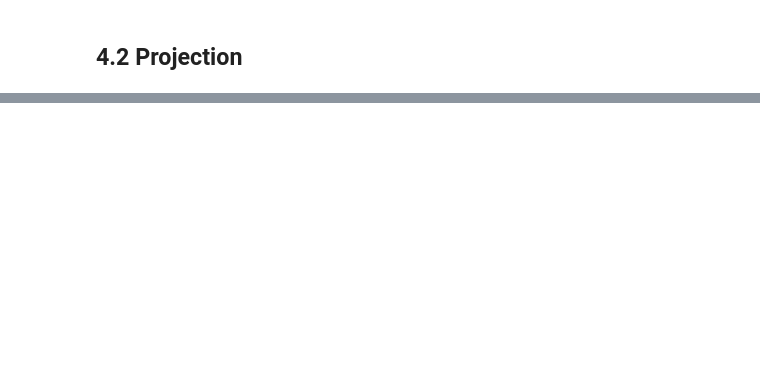
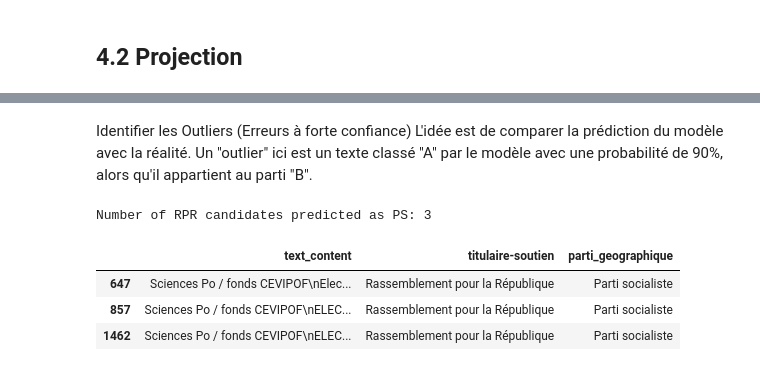
Before and after one commit to Amandine701/NLP_rendus, a Jupyter notebook: regression_logistique.ipynb, the cells around one changed output, grey strips where cells are left out. Cells and saved outputs as stored; diff of their text form; code cells hidden in the pictures; blank space fills up the shorter version.

```diff
--- a/regression_logistique.ipynb
+++ b/regression_logistique.ipynb
@@ -525,0 +722,37 @@ plt.show()
+# %% [markdown]
+Identifier les Outliers (Erreurs à forte confiance)
+L'idée est de comparer la prédiction du modèle avec la réalité. Un "outlier" ici est un texte classé "A" par le modèle avec une probabilité de 90%, alors qu'il appartient au parti "B".
+# %%
+from sklearn.neighbors import KNeighborsClassifier
+
+# Coordinates for K-NN
+coords = df_final_sans_cat_mixte[['tsne_1', 'tsne_2']].values
+labels = df_final_sans_cat_mixte['titulaire-soutien'].values
+
+# K-NN
+k = 10
+knn = KNeighborsClassifier(n_neighbors=k)
+knn.fit(coords, labels)
+
+# Predict “geographical party”
+df_final_sans_cat_mixte['parti_geographique'] = knn.predict(coords)
+
+# Identify outliers
+outliers_geo = df_final_sans_cat_mixte[
+    df_final_sans_cat_mixte['titulaire-soutien'] != df_final_sans_cat_mixte['parti_geographique']
+]
+
+# Example: RPR points classified like PS
+rpr_chez_ps = outliers_geo[
+    (outliers_geo['titulaire-soutien'] == 'Rassemblement pour la République') &
+    (outliers_geo['parti_geographique'] == 'Parti socialiste')
+]
+
+print(f"Number of RPR candidates predicted as PS: {len(rpr_chez_ps)}")
+display(rpr_chez_ps[['text_content', 'titulaire-soutien', 'parti_geographique']].head())
+# %% [output]
+Number of RPR candidates predicted as PS: 3
+|  | text_content | titulaire-soutien | parti_geographique |
+| 647 | Sciences Po / fonds CEVIPOF\nElec... | Rassemblement pour la République | Parti socialiste |
+| 857 | Sciences Po / fonds CEVIPOF\nELEC... | Rassemblement pour la République | Parti socialiste |
+| 1462 | Sciences Po / fonds CEVIPOF\nELEC... | Rassemblement pour la République | Parti socialiste |
```
Also changed, not shown: parts of 18 cells of this notebook.
